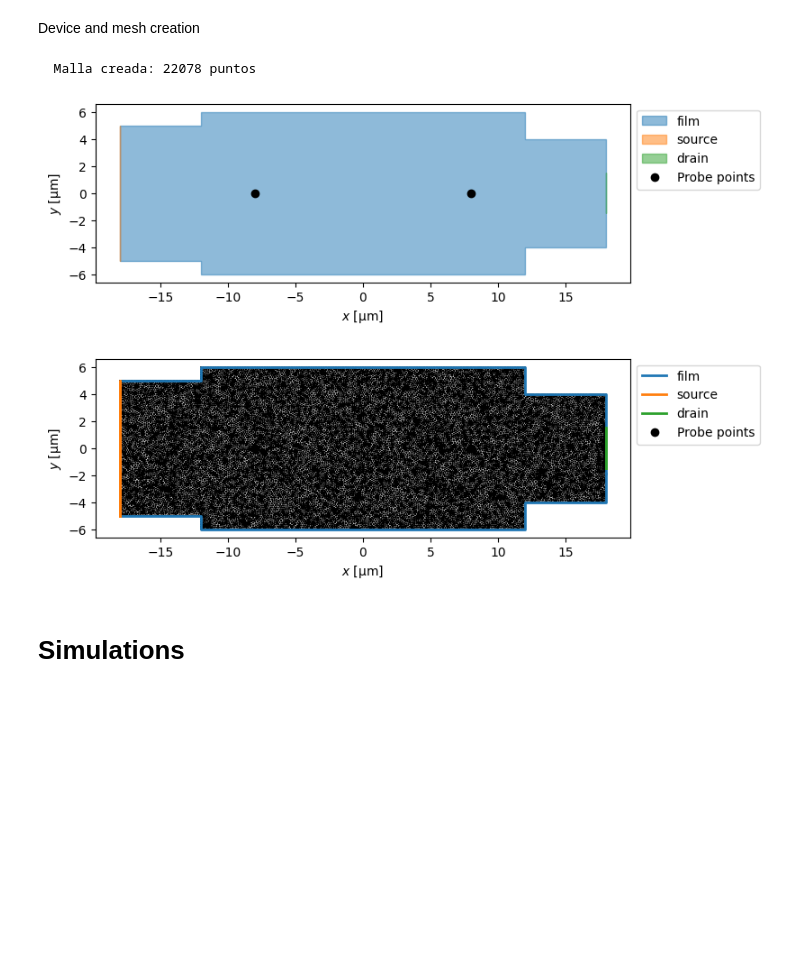
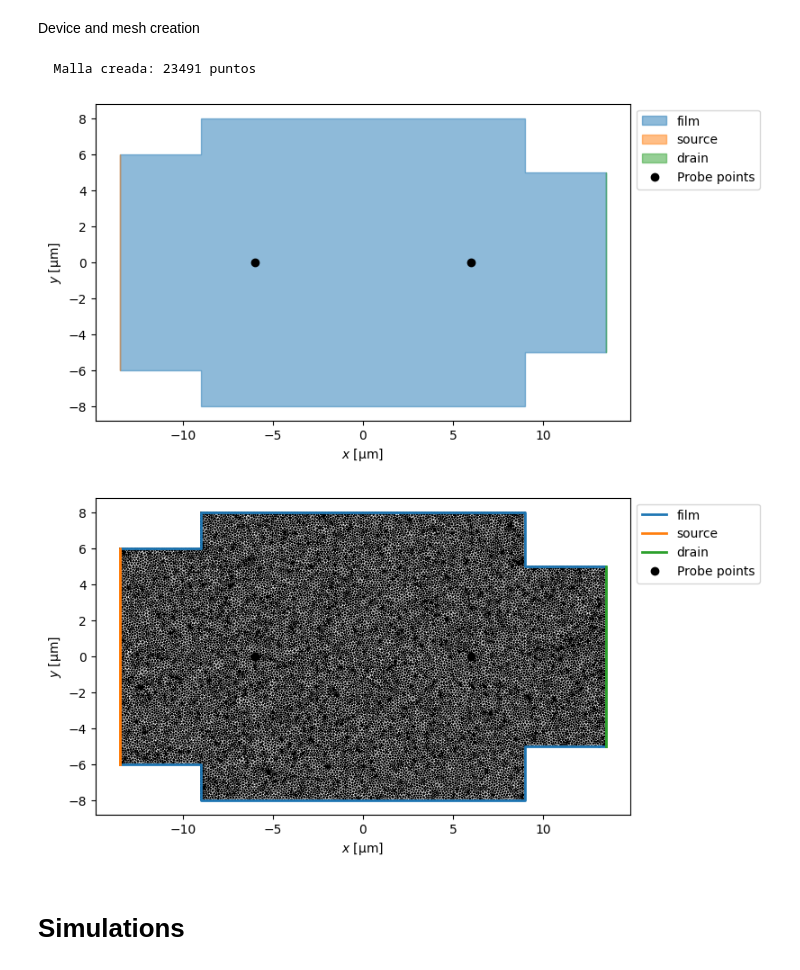
Before and after one commit to AlejoProjects/diode_effect, a Jupyter notebook: proyecto_electro2.ipynb, the cells around one changed output. Saved outputs shown, nothing was run; the diff lists cells and outputs as text; code cells hidden in the pictures; blank space fills up the shorter version.

```diff
--- a/proyecto_electro2.ipynb
+++ b/proyecto_electro2.ipynb
@@ -107,8 +107,8 @@ gamma = 10
 
 
 ###Main rectangle
-width_x = 24
-height_y = width_x/2
+width_x = 18
+height_y = width_x-2
   # Ancho del puente (dimensión x)
  # Alto del puente (dimensión y)
 contact_size = width_x
@@ -116,7 +116,7 @@ STRIPE_LENGTH = 0.01   # side of the square contact
 OVERLAP = 0.5         # aditional space for overlapping
 ###Rectangulo pequeño
 width_x2 = width_x/2
-height_y2 = height_y-2
+height_y2 = height_y-4
 
 ### 1.3. Parámetros de Malla
 MAX_EDGE_LENGTH_IV = xi / 2
@@ -127,3 +127,4 @@ film_poly = tdgl.Polygon("film_base", points=box(width=width_x, height=height_y)
 film_poly_down = tdgl.Polygon("film_pequeño", points=box(width=width_x2, height=height_y2)).translate(dx=-width_x/2)
 half_geometry = film_poly.union(film_poly,film_poly_down)
 layer = tdgl.Layer(coherence_length=xi, london_lambda=london_lambda, thickness=d, gamma=gamma)
+print(f'widths: width_x:{width_x},width_x2:{width_x2},height_y:{height_y},height_y2:{height_y2},height_y2_altered:{height_y2-2}' )
@@ -132,7 +135,7 @@ layer = tdgl.Layer(coherence_length=xi, london_lambda=london_lambda, thickness=d
 # %% [markdown]
 Device and mesh creation
 # %%
-def create_device(geometry_used,max_edge_length,polyx=width_x2,polyy= height_y2-2,source_dimensions=[STRIPE_LENGTH,height_y2],drain_dimensions=[STRIPE_LENGTH,(height_y/4)],translationx=((width_x + width_x2 + STRIPE_LENGTH) / 2),translationy=0):
+def create_device(geometry_used,max_edge_length,difference=2,translationx=((width_x + width_x2 + STRIPE_LENGTH) / 2),translationy=0):
     '''
     Since we're using the same geometry, this function is implemented so we can change the position of the source and drain to our liking
     geometry_used: tdgl.polygon object,
@@ -145,43 +148,43 @@ def create_device(geometry_used,max_edge_length,polyx=width_x2,polyy= height_y2-
     '''
     #for points that are the same as the  film width
     contact_size = width_x #1 µm squares
-    film_poly_up = tdgl.Polygon("film_pequeño", points=box(width=polyx, height=polyy)).translate(dx=+width_x/2)
+    film_poly_up = tdgl.Polygon("film_pequeño", points=box(width=width_x2, height=height_y2-difference)).translate(dx=+width_x/2)
     combined_geometry = film_poly.union(geometry_used,film_poly_up)
     #Source
     source_poly = tdgl.Polygon(
         "source",
-        points=box(width=source_dimensions[0],height=source_dimensions[1])
+        points=box(width=STRIPE_LENGTH,height=height_y2)
     ).translate(dx=-translationx).translate(dy=translationy)
     #Drain
     drain_poly = tdgl.Polygon(
         "drain",
-        points=box(width=drain_dimensions[0], height=drain_dimensions[1])
+        points=box(width=STRIPE_LENGTH, height=height_y2-difference)
     ).translate(dx=+translationx).translate(dy=+translationy)
     combined_film = tdgl.Polygon.from_union([combined_geometry, source_poly, drain_poly], name="film")
     probe_points = [(width_x / 3,0), (-width_x / 3,0)]
     device = tdgl.Device(
         "vertical_bridge",
         layer=layer,
         film=combined_film,
         holes=[],
         terminals=[source_poly, drain_poly],
         probe_points=probe_points,
         length_units=LENGTH_UNITS,
     )
 
     device.make_mesh(max_edge_length=max_edge_length, smooth=SMOOTHING_STEPS)
     #Remove to se more details about the mesh
     #There are 4 malformed cells as of now , 4/5030
     clear_output(wait=True)
     print(f"  Malla creada: {len(device.mesh.sites)} puntos")
+    fig, ax = device.draw()
     return device
 device_fast = create_device(half_geometry,MAX_EDGE_LENGTH_IV)
-fig, ax = device_fast.draw()
 fig, ax = device_fast.plot(mesh=True)
 # %% [output]
-  Malla creada: 22078 puntos
+  Malla creada: 23491 puntos
-[figure, old version]
+[figure, new version]
-[figure, old version]
+[figure, new version]
 # %% [markdown]
 # Simulations
 # %% [markdown]
```
Also changed, not shown: parts of 7 cells of this notebook.
